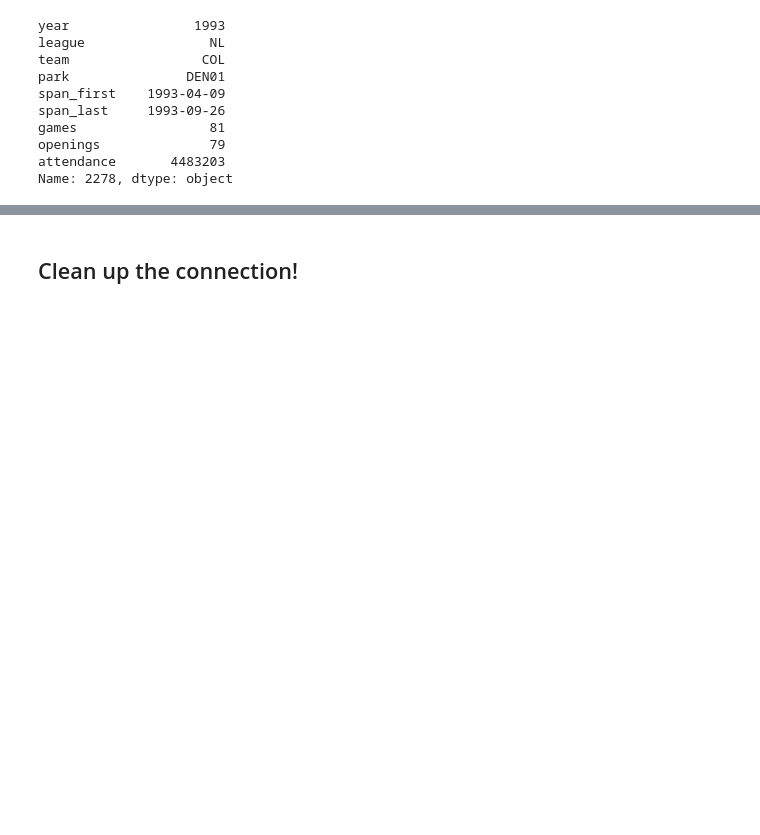
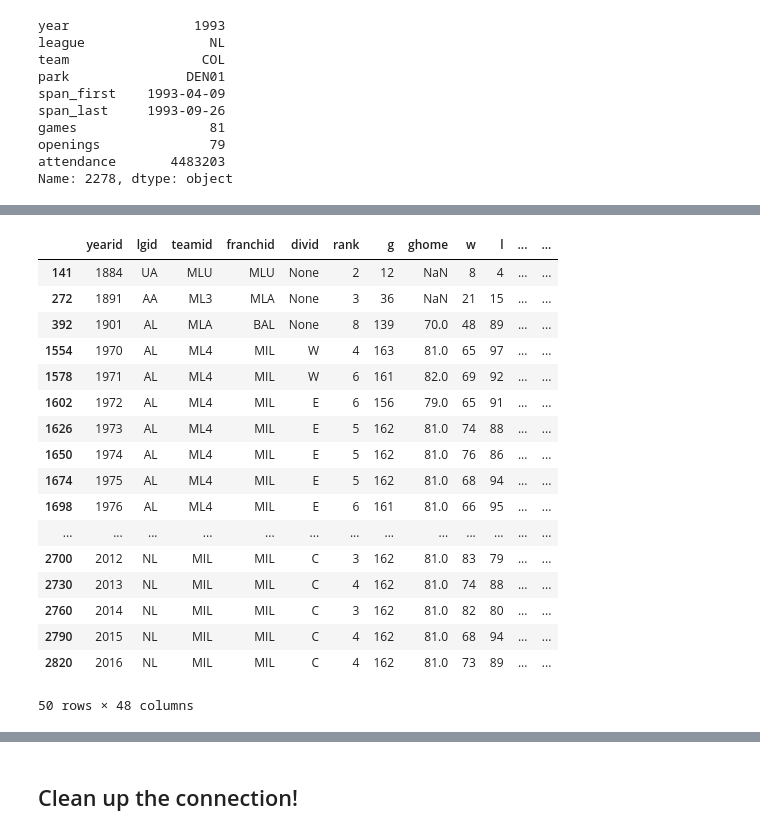
Before and after one commit to mwbarnesy/capstone, a Jupyter notebook: notebooks/lahman-mwb.ipynb, the cells around one changed output, grey strips where cells are left out. Saved outputs shown, nothing was run; the diff lists cells and outputs as text; code cells hidden in the pictures; blank space fills up the shorter version.

```diff
--- a/notebooks/lahman-mwb.ipynb
+++ b/notebooks/lahman-mwb.ipynb
@@ -27,11 +27,13 @@ people_sql = "SELECT * FROM people;"
 salaries_sql = "SELECT * FROM salaries;"
 homegames_sql = "SELECT * FROM homegames;"
 parks_sql = "SELECT * FROM parks;"
+teams_sql = "SELECT * FROM teams;"
 # %%
 people_df = pd.read_sql(people_sql, con=engine)
 salaries_df = pd.read_sql(salaries_sql, con=engine)
 homegames_df = pd.read_sql(homegames_sql, con=engine)
 parks_df = pd.read_sql(parks_sql, con=engine)
+teams_df = pd.read_sql(teams_sql, con=engine)
 # %%
 homegames_df.loc[homegames_df['attendance'].idxmax()]
 # %% [output]
@@ -81,0 +66,21 @@ salaries_df.sort_values(by = ['salary'], ascending = False)
+# %%
+teams_df[teams_df['name'] == 'Milwaukee Brewers']
+# %% [output]
+|  | yearid | lgid | teamid | franchid | divid | rank | g | ghome | w | l | ... | ... |
+| 141 | 1884 | UA | MLU | MLU | None | 2 | 12 | NaN | 8 | 4 | ... | ... |
+| 272 | 1891 | AA | ML3 | MLA | None | 3 | 36 | NaN | 21 | 15 | ... | ... |
+| 392 | 1901 | AL | MLA | BAL | None | 8 | 139 | 70.0 | 48 | 89 | ... | ... |
+| 1554 | 1970 | AL | ML4 | MIL | W | 4 | 163 | 81.0 | 65 | 97 | ... | ... |
+| 1578 | 1971 | AL | ML4 | MIL | W | 6 | 161 | 82.0 | 69 | 92 | ... | ... |
+| 1602 | 1972 | AL | ML4 | MIL | E | 6 | 156 | 79.0 | 65 | 91 | ... | ... |
+| 1626 | 1973 | AL | ML4 | MIL | E | 5 | 162 | 81.0 | 74 | 88 | ... | ... |
+| 1650 | 1974 | AL | ML4 | MIL | E | 5 | 162 | 81.0 | 76 | 86 | ... | ... |
+| 1674 | 1975 | AL | ML4 | MIL | E | 5 | 162 | 81.0 | 68 | 94 | ... | ... |
+| 1698 | 1976 | AL | ML4 | MIL | E | 6 | 161 | 81.0 | 66 | 95 | ... | ... |
+| ... | ... | ... | ... | ... | ... | ... | ... | ... | ... | ... | ... | ... |
+| 2700 | 2012 | NL | MIL | MIL | C | 3 | 162 | 81.0 | 83 | 79 | ... | ... |
+| 2730 | 2013 | NL | MIL | MIL | C | 4 | 162 | 81.0 | 74 | 88 | ... | ... |
+| 2760 | 2014 | NL | MIL | MIL | C | 3 | 162 | 81.0 | 82 | 80 | ... | ... |
+| 2790 | 2015 | NL | MIL | MIL | C | 4 | 162 | 81.0 | 68 | 94 | ... | ... |
+| 2820 | 2016 | NL | MIL | MIL | C | 4 | 162 | 81.0 | 73 | 89 | ... | ... |
+50 rows × 48 columns
```
Also changed, not shown: parts of 6 cells of this notebook.
